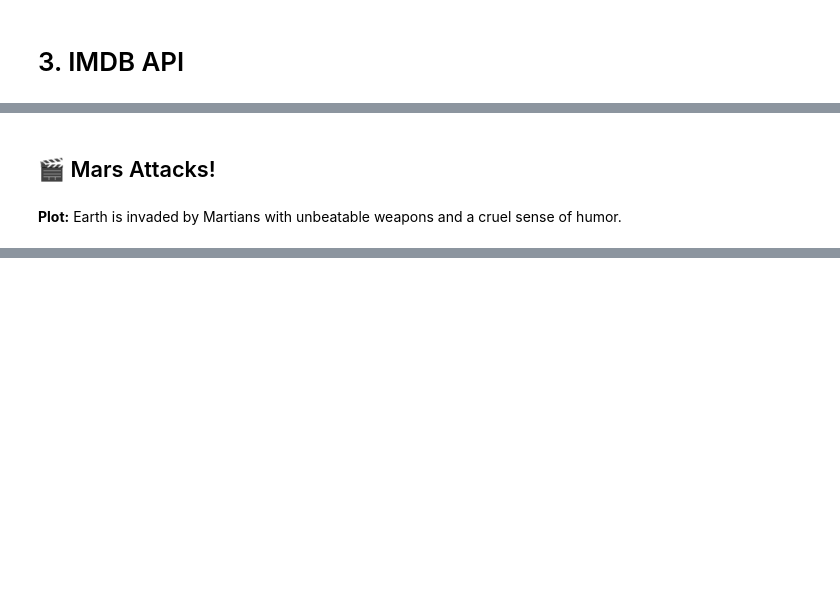
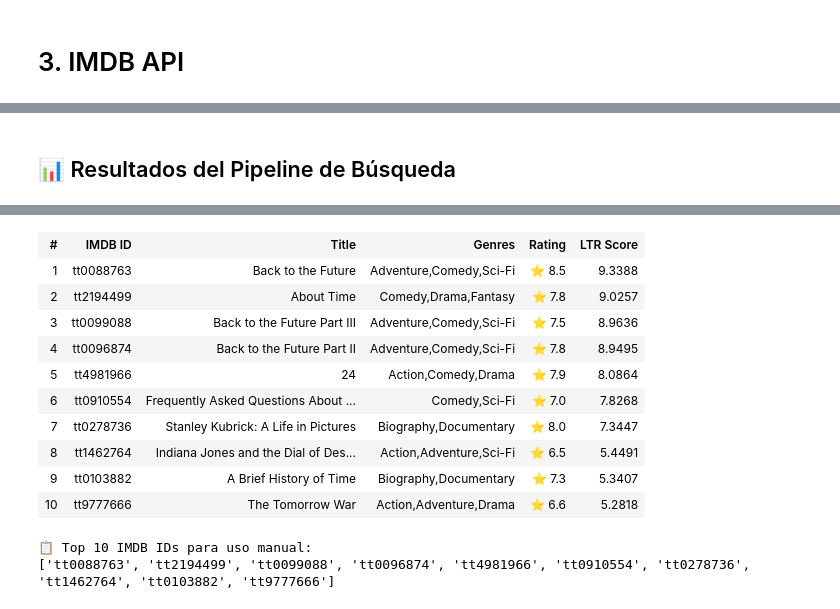
Before and after one commit to abdala9512/dsrp-machine-learning-engineering-4, a Jupyter notebook: notebooks/serving.ipynb, the cells around one changed output, grey strips where cells are left out. Saved outputs shown, nothing was run; the diff lists cells and outputs as text; code cells hidden in the pictures; blank space fills up the shorter version.

```diff
--- a/notebooks/serving.ipynb
+++ b/notebooks/serving.ipynb
@@ -111,11 +340,14 @@ def search():
 # %% [markdown]
 # 2. Re-Ranking modelo LTR
 # %%
-FEATURE_COLS =  [
-    "sim_embedding",
-    "imdb_rating",
-    "imdb_votes_log",
-]
+# ============= CARGAR MODELO LTR =============
+print(f"Cargando modelo LTR: {MODEL_NAME}@champion")
 
-LTR_DB = pl.read_parquet("data/ltr_imdb_dataset.parquet")
-RETRIEVAL_MOVIES = LTR_DB.filter(pl.col("imdb_id").is_in(retrieved_ids)).select(FEATURE_COLS).to_numpy()
+try:
+    ltr_model = mlflow.lightgbm.load_model(f"models:/{MODEL_NAME}@champion")
+    print("Modelo LTR cargado exitosamente")
+except Exception as e:
+    print(f"Error cargando modelo: {e}")
+    print("Intentando cargar última versión...")
+    ltr_model = mlflow.lightgbm.load_model(f"models:/{MODEL_NAME}/latest")
+    print("Modelo LTR (latest) cargado")
@@ -173,5 +558,12 @@ def show_movie_by_id(movie_id: str):
 # %%
-show_movie_by_id(movie_id="tt0116996")
+# ============= MOSTRAR RESULTADOS =============
+
+# Mostrar tabla de resultados
+display_results_table(ranked_results)
+
+# Obtener lista de IDs para uso manual
+top_10_ids = ranked_results["imdb_id"].to_list()
+print(f"\n📋 Top 10 IMDB IDs para uso manual:")
+print(top_10_ids)
 # %% [output]
-## 🎬 Mars Attacks!
+## 📊 Resultados del Pipeline de Búsqueda
-**Plot:** Earth is invaded by Martians with unbeatable weapons and a cruel sense of humor.
@@ -178,0 +570,13 @@ show_movie_by_id(movie_id="tt0116996")
+| # | IMDB ID | Title | Genres | Rating | LTR Score |
+| 1 | tt0088763 | Back to the Future | Adventure,Comedy,Sci-Fi | ⭐ 8.5 | 9.3388 |
+| 2 | tt2194499 | About Time | Comedy,Drama,Fantasy | ⭐ 7.8 | 9.0257 |
+| 3 | tt0099088 | Back to the Future Part III | Adventure,Comedy,Sci-Fi | ⭐ 7.5 | 8.9636 |
+| 4 | tt0096874 | Back to the Future Part II | Adventure,Comedy,Sci-Fi | ⭐ 7.8 | 8.9495 |
+| 5 | tt4981966 | 24 | Action,Comedy,Drama | ⭐ 7.9 | 8.0864 |
+| 6 | tt0910554 | Frequently Asked Questions About ... | Comedy,Sci-Fi | ⭐ 7.0 | 7.8268 |
+| 7 | tt0278736 | Stanley Kubrick: A Life in Pictures | Biography,Documentary | ⭐ 8.0 | 7.3447 |
+| 8 | tt1462764 | Indiana Jones and the Dial of Des... | Action,Adventure,Sci-Fi | ⭐ 6.5 | 5.4491 |
+| 9 | tt0103882 | A Brief History of Time | Biography,Documentary | ⭐ 7.3 | 5.3407 |
+| 10 | tt9777666 | The Tomorrow War | Action,Adventure,Drama | ⭐ 6.6 | 5.2818 |
+📋 Top 10 IMDB IDs para uso manual:
+['tt0088763', 'tt2194499', 'tt0099088', 'tt0096874', 'tt4981966', 'tt0910554', 'tt0278736', 'tt1462764', 'tt0103882', 'tt9777666']
```
Also changed, not shown: parts of 17 cells of this notebook, 15 other files.
